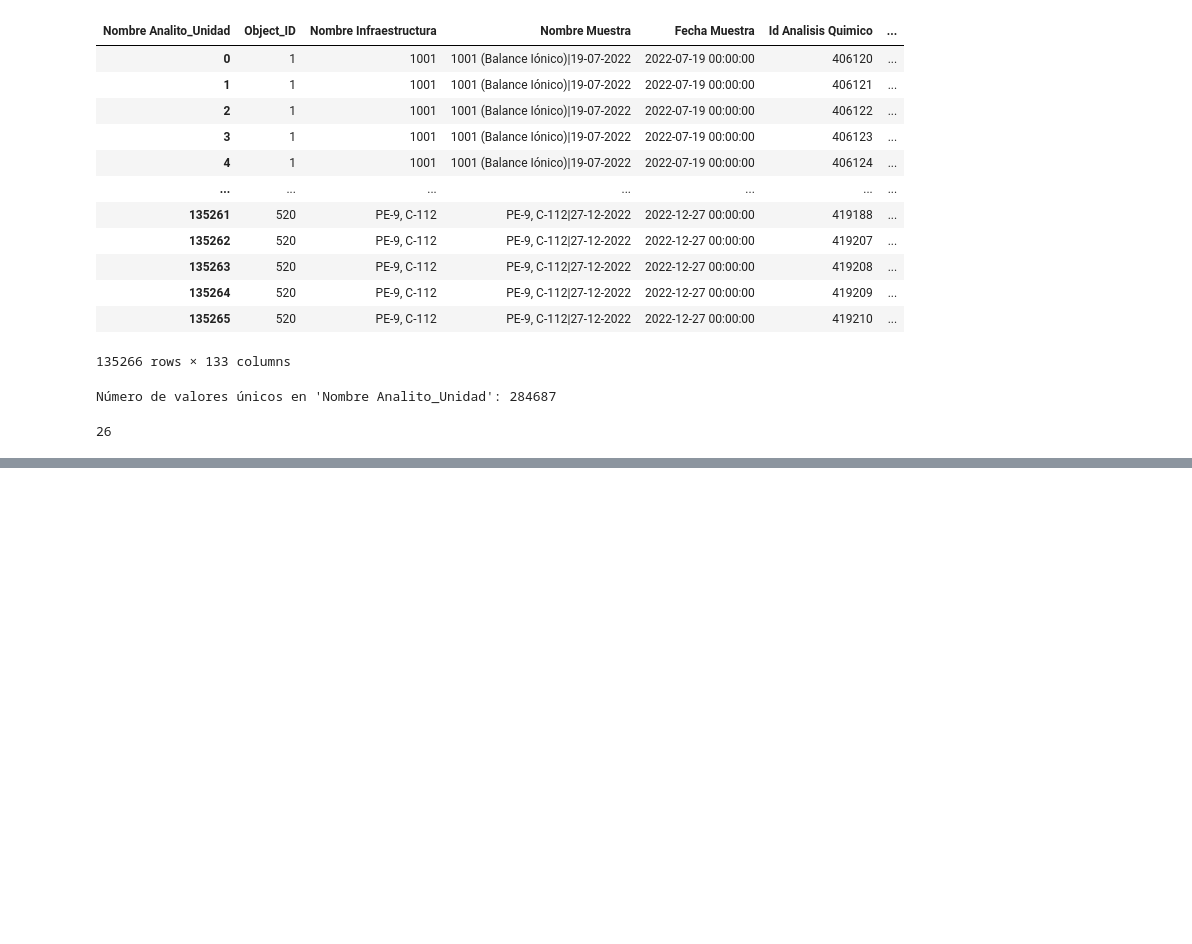
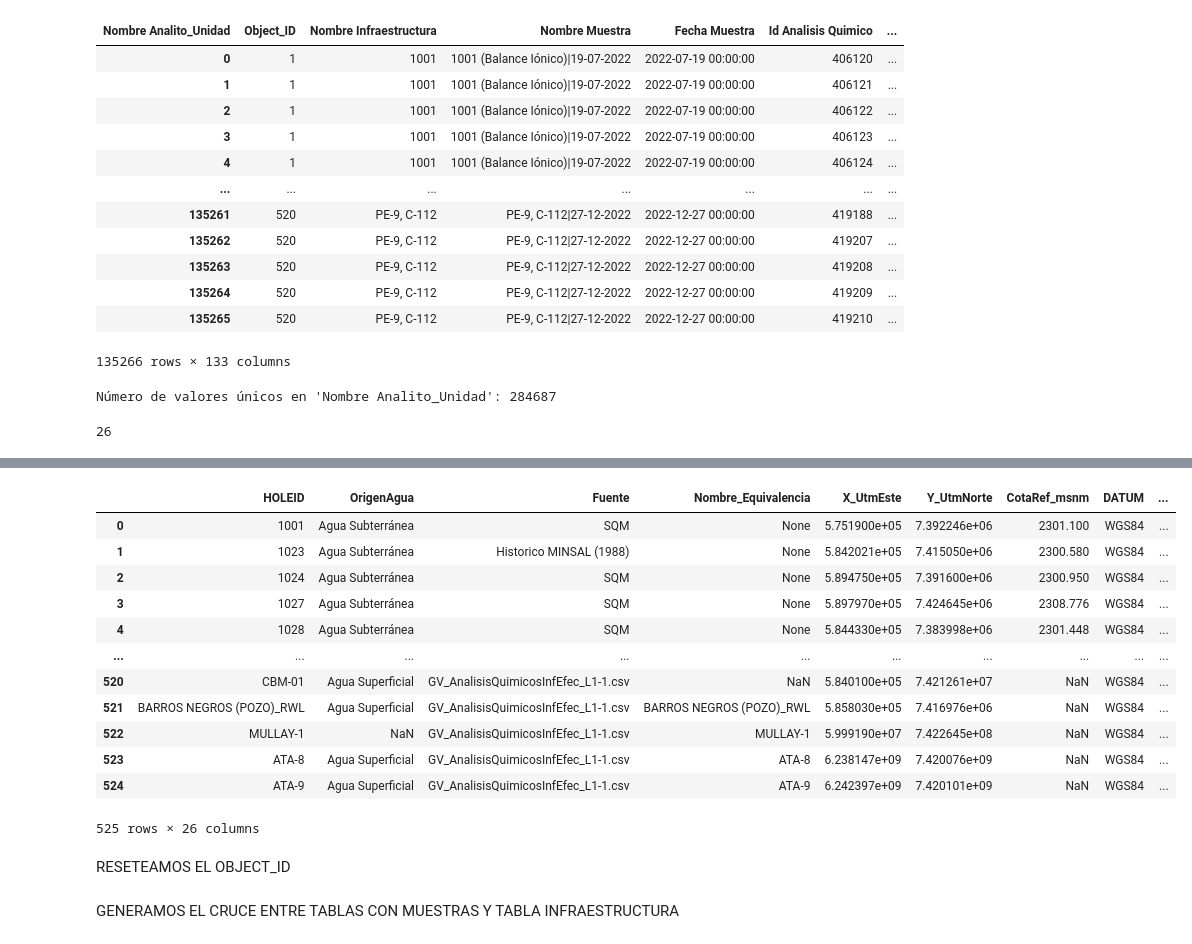
Before and after one commit to franciscoalejandro898/Tecnolog-a_Flow, a Jupyter notebook: SQM-HQ-ACT/pivot_table.ipynb, the cells around one changed output, grey strips where cells are left out. Saved outputs shown, nothing was run; the diff lists cells and outputs as text; code cells hidden in the pictures; blank space fills up the shorter version.

```diff
--- a/SQM-HQ-ACT/pivot_table.ipynb
+++ b/SQM-HQ-ACT/pivot_table.ipynb
@@ -378,0 +168,28 @@ if __name__ == '__main__':
+# %%
+import psycopg2
+from sqlalchemy import create_engine
+import pandas as pd
+
+# Credenciales db
+host = 'localhost'
+database = 'DB_SQM-SALAR'
+username = 'postgres'
+password = '1234'
+
+# Crea la coneccion
+conn = psycopg2.connect(
+    host=host,
+    database=database,
+    user=username,
+    password=password
+)
+
+engine = create_engine('postgresql://'+username+':'+password+'@'+host+'/'+database)
+table_name1 = 'SQM-Hidroquimica'
+table_name2 = 'SQM-Infraestructuras'
+
+
+df_concentraciones = pd.read_sql_table(table_name1, con=engine)#Trae la tabla de la bda un dataframe
+df_infraestructuras = pd.read_sql_table(table_name2, con=engine)#
+
+df_concentraciones.columns
@@ -378,0 +860,2 @@ if __name__ == '__main__':
+# %%
+df_mewestaciones = pd.read_excel(r"G:\Unidades compartidas\03.1 Proyectos SQM\SQM-049_Informe Efectividad L4-12 (17Jul2024)\03.WIP\03.Hidroquímica\Consolidacion_BD\NuevasEstaciones.xlsx", sheet_name='Hoja1')
@@ -378,0 +879,2 @@ if __name__ == '__main__':
+# %%
+df_bdnuevasestaciones = pd.concat([df_infraestructuras, df_mewestaciones], axis=0, ignore_index=True)
@@ -378,0 +903,18 @@ if __name__ == '__main__':
+# %%
+df_bdnuevasestaciones
+# %% [output]
+|  | HOLEID | OrigenAgua | Fuente | Nombre_Equivalencia | X_UtmEste | Y_UtmNorte | CotaRef_msnm | DATUM | ... |
+| 0 | 1001 | Agua Subterránea | SQM | None | 5.751900e+05 | 7.392246e+06 | 2301.100 | WGS84 | ... |
+| 1 | 1023 | Agua Subterránea | Historico MINSAL (1988) | None | 5.842021e+05 | 7.415050e+06 | 2300.580 | WGS84 | ... |
+| 2 | 1024 | Agua Subterránea | SQM | None | 5.894750e+05 | 7.391600e+06 | 2300.950 | WGS84 | ... |
+| 3 | 1027 | Agua Subterránea | SQM | None | 5.897970e+05 | 7.424645e+06 | 2308.776 | WGS84 | ... |
+| 4 | 1028 | Agua Subterránea | SQM | None | 5.844330e+05 | 7.383998e+06 | 2301.448 | WGS84 | ... |
+| ... | ... | ... | ... | ... | ... | ... | ... | ... | ... |
+| 520 | CBM-01 | Agua Superficial | GV_AnalisisQuimicosInfEfec_L1-1.csv | NaN | 5.840100e+05 | 7.421261e+07 | NaN | WGS84 | ... |
+| 521 | BARROS NEGROS (POZO)_RWL | Agua Superficial | GV_AnalisisQuimicosInfEfec_L1-1.csv | BARROS NEGROS (POZO)_RWL | 5.858030e+05 | 7.416976e+06 | NaN | WGS84 | ... |
+| 522 | MULLAY-1 | NaN | GV_AnalisisQuimicosInfEfec_L1-1.csv | MULLAY-1 | 5.999190e+07 | 7.422645e+08 | NaN | WGS84 | ... |
+| 523 | ATA-8 | Agua Superficial | GV_AnalisisQuimicosInfEfec_L1-1.csv | ATA-8 | 6.238147e+09 | 7.420076e+09 | NaN | WGS84 | ... |
+| 524 | ATA-9 | Agua Superficial | GV_AnalisisQuimicosInfEfec_L1-1.csv | ATA-9 | 6.242397e+09 | 7.420101e+09 | NaN | WGS84 | ... |
+525 rows × 26 columns
+# %% [markdown]
+RESETEAMOS EL OBJECT_ID
@@ -378,0 +923,2 @@ if __name__ == '__main__':
+# %% [markdown]
+GENERAMOS EL CRUCE ENTRE TABLAS CON MUESTRAS Y TABLA INFRAESTRUCTURA
```
Also changed, not shown: parts of 130 cells of this notebook, 17 other files.
